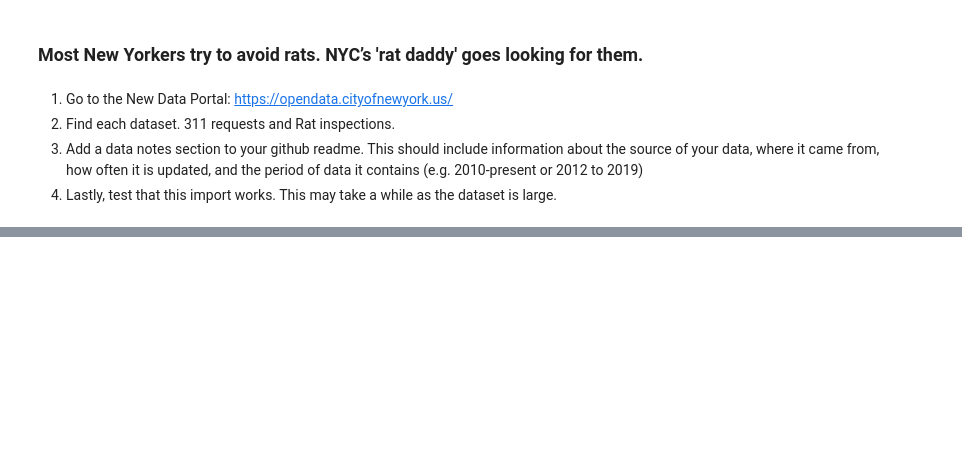
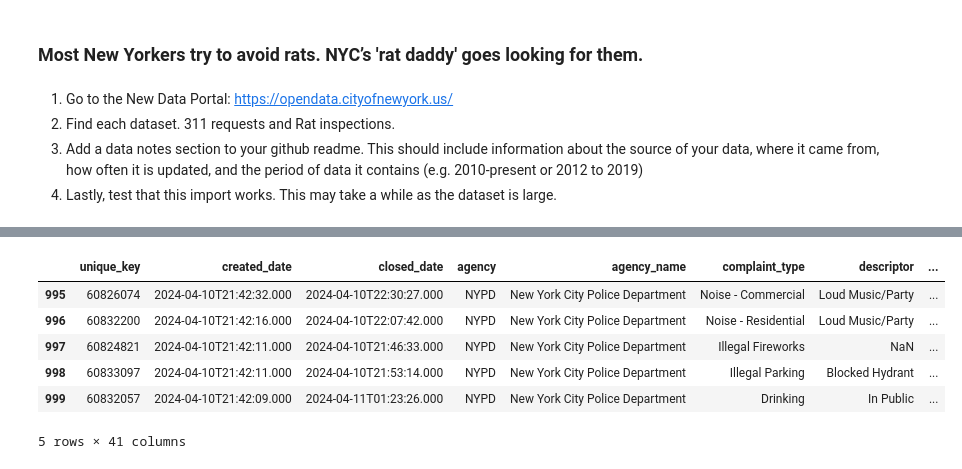
Before and after one commit to SLCongdon/Group-3---RATZ, a Jupyter notebook: notebook/Group_3_Homework9.ipynb, the cells around one changed output, grey strips where cells are left out. Drawn from its saved outputs; the diff is of its cells as text; code cells hidden in the pictures; blank space fills up the shorter version.

```diff
--- a/notebook/Group_3_Homework9.ipynb
+++ b/notebook/Group_3_Homework9.ipynb
@@ -69,0 +90,10 @@ rodent_inspections.sample(2)
+# %%
+inspections.tail()
+# %% [output]
+|  | unique_key | created_date | closed_date | agency | agency_name | complaint_type | descriptor | ... |
+| 995 | 60826074 | 2024-04-10T21:42:32.000 | 2024-04-10T22:30:27.000 | NYPD | New York City Police Department | Noise - Commercial | Loud Music/Party | ... |
+| 996 | 60832200 | 2024-04-10T21:42:16.000 | 2024-04-10T22:07:42.000 | NYPD | New York City Police Department | Noise - Residential | Loud Music/Party | ... |
+| 997 | 60824821 | 2024-04-10T21:42:11.000 | 2024-04-10T21:46:33.000 | NYPD | New York City Police Department | Illegal Fireworks | NaN | ... |
+| 998 | 60833097 | 2024-04-10T21:42:11.000 | 2024-04-10T21:53:14.000 | NYPD | New York City Police Department | Illegal Parking | Blocked Hydrant | ... |
+| 999 | 60832057 | 2024-04-10T21:42:09.000 | 2024-04-11T01:23:26.000 | NYPD | New York City Police Department | Drinking | In Public | ... |
+5 rows × 41 columns
```
Also changed, not shown: parts of 8 cells of this notebook.
